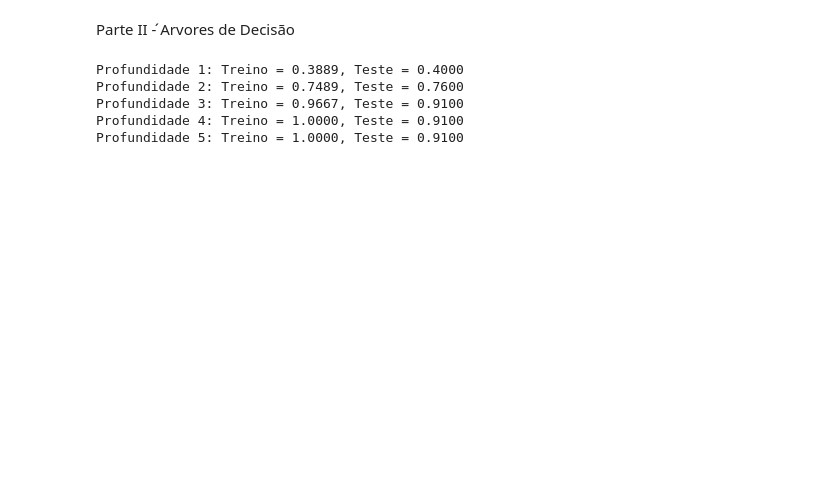
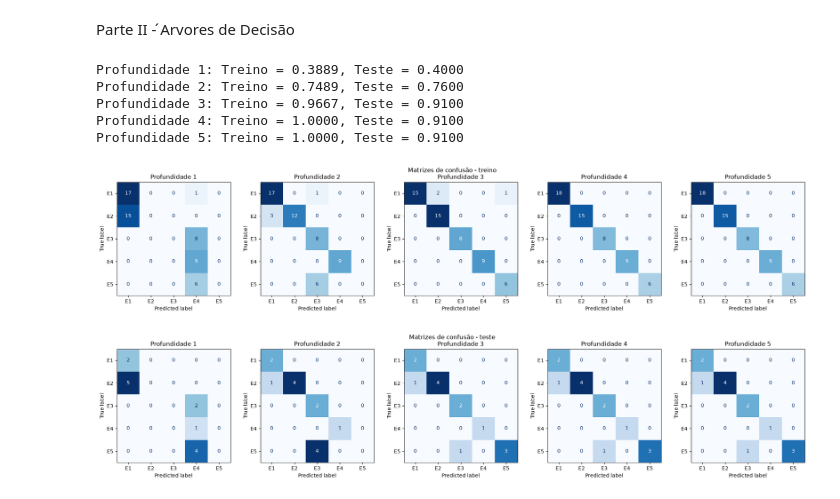
Before and after one commit to domingoslavigne/iaaut-lab2, a Jupyter notebook: notebook.ipynb, the cells around one changed output. Saved outputs shown, nothing was run; the diff lists cells and outputs as text; code cells hidden in the pictures; blank space fills up the shorter version.

```diff
--- a/notebook.ipynb
+++ b/notebook.ipynb
@@ -98,3 +97,24 @@ Profundidade 2: Treino = 0.7489, Teste = 0.7600
 Profundidade 3: Treino = 0.9667, Teste = 0.9100
 Profundidade 4: Treino = 1.0000, Teste = 0.9100
 Profundidade 5: Treino = 1.0000, Teste = 0.9100
+# %%
+# R4.b
+import matplotlib.pyplot as plt
+from sklearn.metrics import ConfusionMatrixDisplay
+
+for nome, X, y in [("treino", Xtrain, ytrain), ("teste", Xtest, ytest)]:
+    fig, axes = plt.subplots(1, 5, figsize=(20, 4))
+
+    for profundidade, ax in zip(range(1, 6), axes):
+        matriz, _ = avaliar_classificacao(y, arvores[profundidade].predict(X))
+
+        ConfusionMatrixDisplay(matriz, display_labels=["E1", "E2", "E3", "E4", "E5"]).plot(ax=ax, cmap="Blues", colorbar=False)
+        ax.set_title(f"Profundidade {profundidade}")
+
+    fig.suptitle(f"Matrizes de confusão - {nome}")
+    fig.tight_layout()
+    fig.savefig(f"matrizes_{nome}.png", dpi=200, bbox_inches="tight")
+    plt.show()
+# %% [output]
+[figure, added]
+[figure, added]
```
Also changed, not shown: parts of 1 cell of this notebook, 3 other files.
